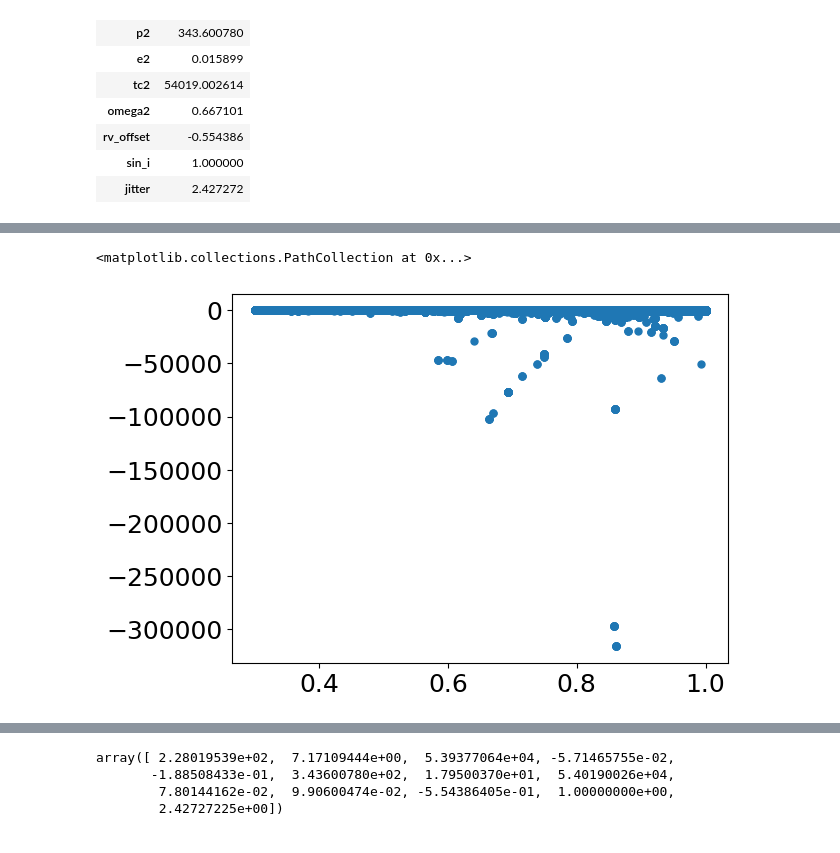
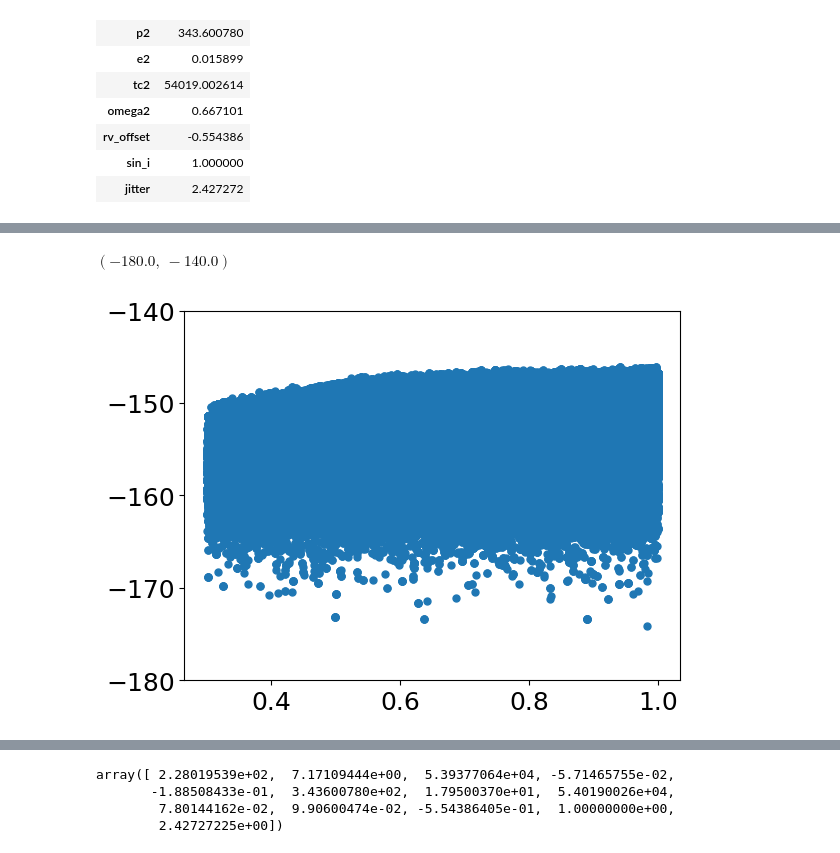
Before and after one commit to ia-chow/SURF2022, a Jupyter notebook: SURF/2021_fall-2022_winter/radvel_hd45364-sin_i_jitter_january_2024.ipynb, the cells around one changed output, grey strips where cells are left out. Saved outputs shown, nothing was run; the diff lists cells and outputs as text; code cells hidden in the pictures.

```diff
--- a/SURF/2021_fall-2022_winter/radvel_hd45364-sin_i_jitter_january_2024.ipynb
+++ b/SURF/2021_fall-2022_winter/radvel_hd45364-sin_i_jitter_january_2024.ipynb
@@ -924,9 +926,10 @@ particles:
 > (384 bytes, values not printed)
 # %%
 pl.scatter(samples.reshape(-1, 13)[:,-2], log_prob.reshape(-1))  # sin(i) doesn't seem to affect it so much anymore when I add in jitter... why????
+pl.ylim(-180, -140)
 # %% [output]
-<matplotlib.collections.PathCollection at 0x...>
+$\displaystyle \left( -180.0, \  -140.0\right)$
-[figure, old version]
+[figure, new version]
 # %%
 total_mass = m1.reshape(-1) + m2.reshape(-1)
 sin_is = sin_i.reshape(-1)
```
Also changed, not shown: parts of 19 cells of this notebook.
